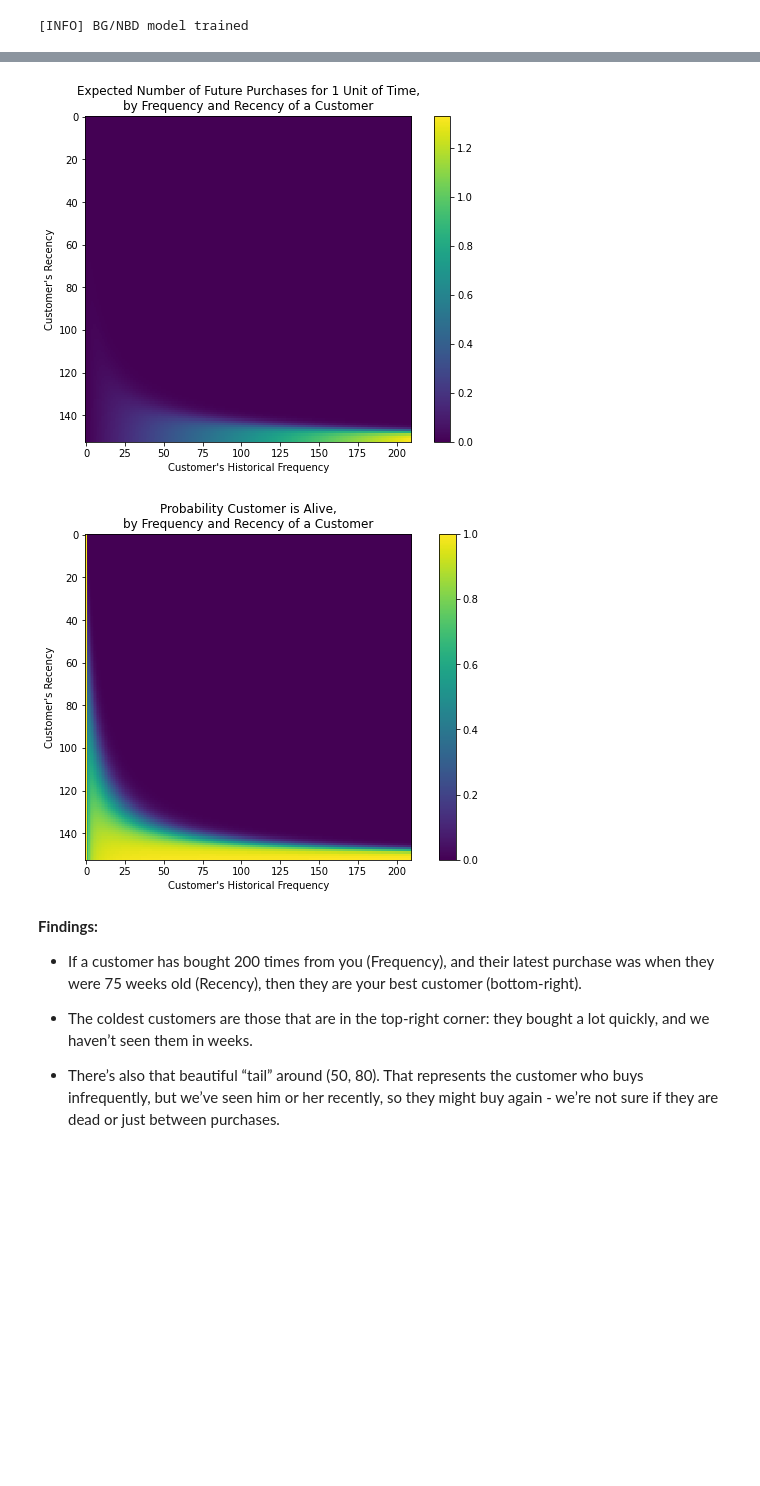
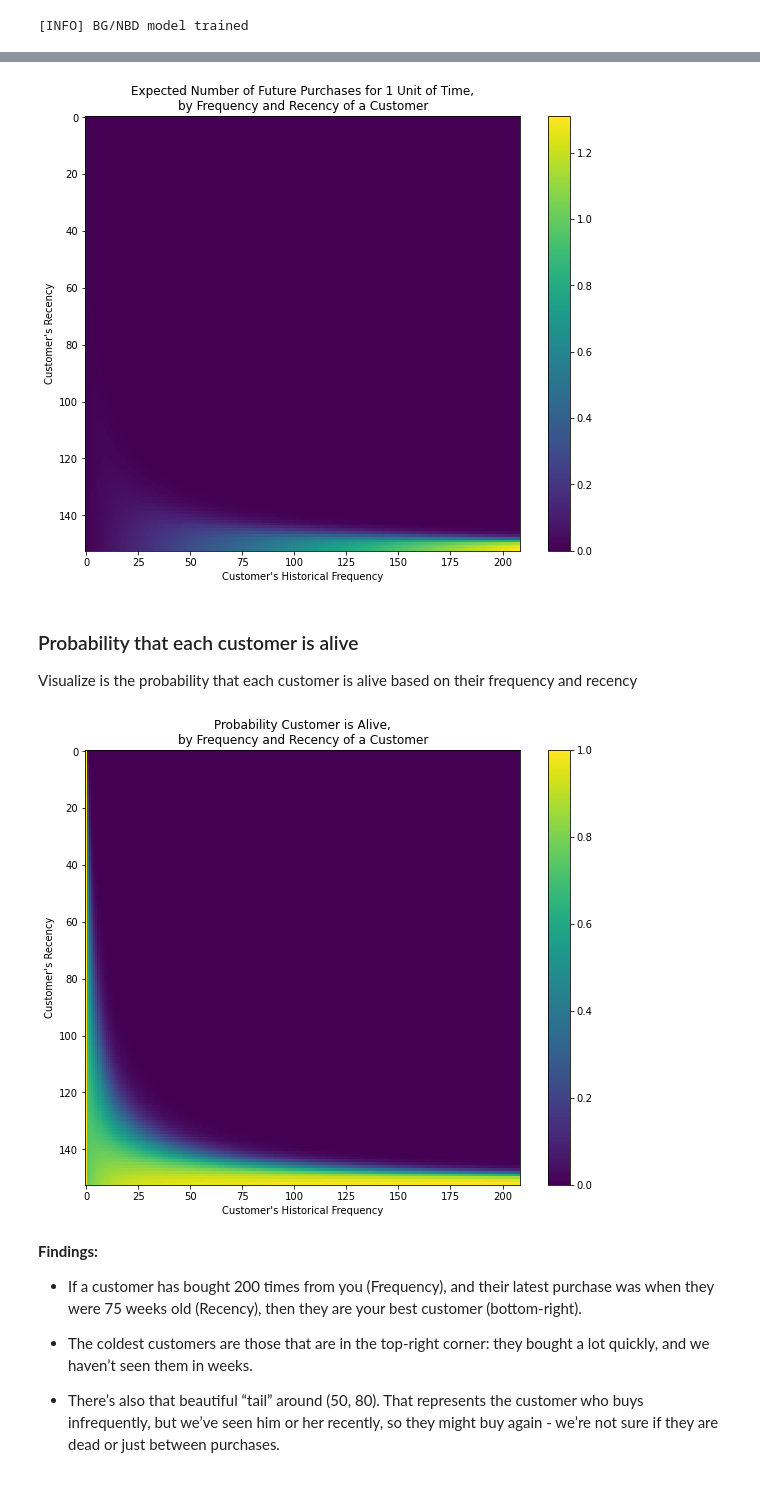
Before and after one commit to ioannislivieris/Customer-Segmentation-using-RFM-and-CLTV, a Jupyter notebook: Customer segmentation using RFM.ipynb, the cells around one changed output, grey strips where cells are left out. Cells and saved outputs as stored; diff of their text form; code cells hidden in the pictures; blank space fills up the shorter version.

```diff
--- a/Customer segmentation using RFM.ipynb
+++ b/Customer segmentation using RFM.ipynb
@@ -849,9 +871,9 @@ Notes:
 today_date = dt.date(2012, 12, 11)
 
 cltv_df = df.groupby('CustomerID').agg(
-    {'Date':      [ lambda date: (date.max() - date.min()).days,
-                    lambda date: (today_date - date.min()).days ],
-     'InvoiceNo':   lambda num: num.nunique(),
+    {'Date':      [ lambda date: (date.max() - date.min()).days,   # Count of days the customer had a purchase on.
+                    lambda date: (today_date - date.min()).days ], # Age of the customer
+     'InvoiceNo':   lambda num: num.nunique() - 1,                 # Νumber of repeat purchases the customer has made
      'Revenue':     lambda Revenue: Revenue.sum()})
 
 cltv_df.columns = cltv_df.columns.droplevel(0)
@@ -860,19 +882,19 @@ cltv_df.columns = ['Recency', 'T', 'Frequency', 'Monetary']
 # %%
 # Calculate Average Monetary
 #
-cltv_df["Monetary_avg"] = cltv_df["Monetary"] / cltv_df["Frequency"]
+cltv_df["Monetary_avg"] = cltv_df["Monetary"] / (cltv_df["Frequency"] + 1)
 cltv_df.drop(['Monetary'], axis = 1, inplace = True) # Not needed any more
 
 
 # Recency filter
 #
-cltv_df = cltv_df[(cltv_df['Frequency'] > 1)]
+# cltv_df = cltv_df[(cltv_df['Frequency'] > 0)]
 
 
 # Tenure on weekly scale
 #
-cltv_df["Recency"] = cltv_df["Recency"] / 7
-cltv_df["T"] = cltv_df["T"] / 7
+cltv_df["Recency"] = cltv_df["Recency"] / 7.0
+cltv_df["T"]       = cltv_df["T"]       / 7.0
 # %% [markdown]
 ### Basic Frequency/Recency analysis using the BG/NBD model
 # %%
@@ -883,7 +905,7 @@ from lifetimes             import BetaGeoFitter
 #
 
 # Setup model
-bgf = BetaGeoFitter(penalizer_coef = 1e-1)
+bgf = BetaGeoFitter(penalizer_coef = 1e-4)
 
 # Fit model
 bgf.fit(frequency = cltv_df['Frequency'],
@@ -896,17 +935,21 @@ print('[INFO] BG/NBD model trained')
 # %%
 from lifetimes.plotting import plot_frequency_recency_matrix
 
-plt.figure( figsize = (8, 6) )
+plt.figure( figsize = (10, 8) )
 plot_frequency_recency_matrix( bgf );
 # %% [output]
-[figure, old version]
+[figure, new version]
+# %% [markdown]
+### Probability that each customer is alive
+
+Visualize is the probability that each customer is alive based on their frequency and recency
 # %%
 from lifetimes.plotting import plot_probability_alive_matrix
 
-plt.figure( figsize = (10, 6) )
+plt.figure( figsize = (10, 8) )
 plot_probability_alive_matrix( bgf );
 # %% [output]
-[figure, old version]
+[figure, new version]
 # %% [markdown]
 **Findings:**
 
```
Also changed, not shown: parts of 63 cells of this notebook.
